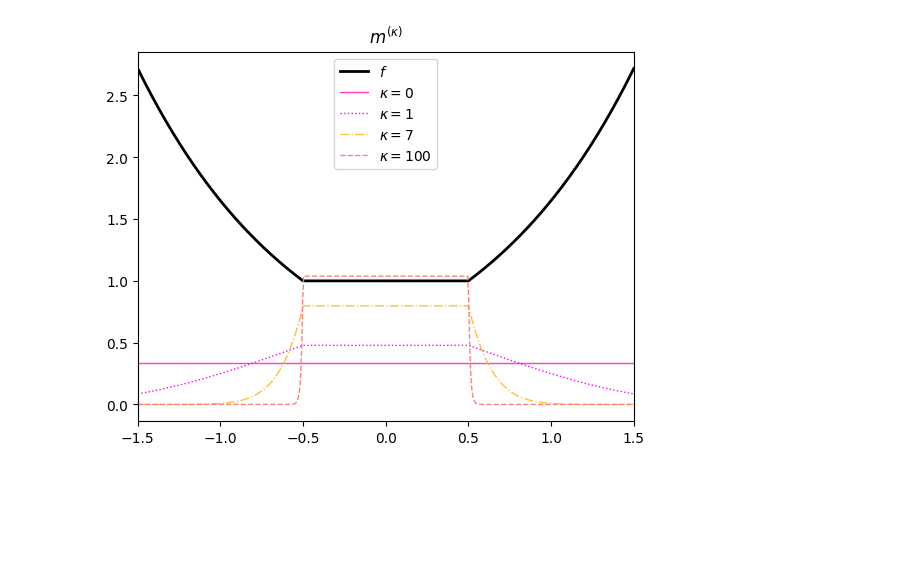
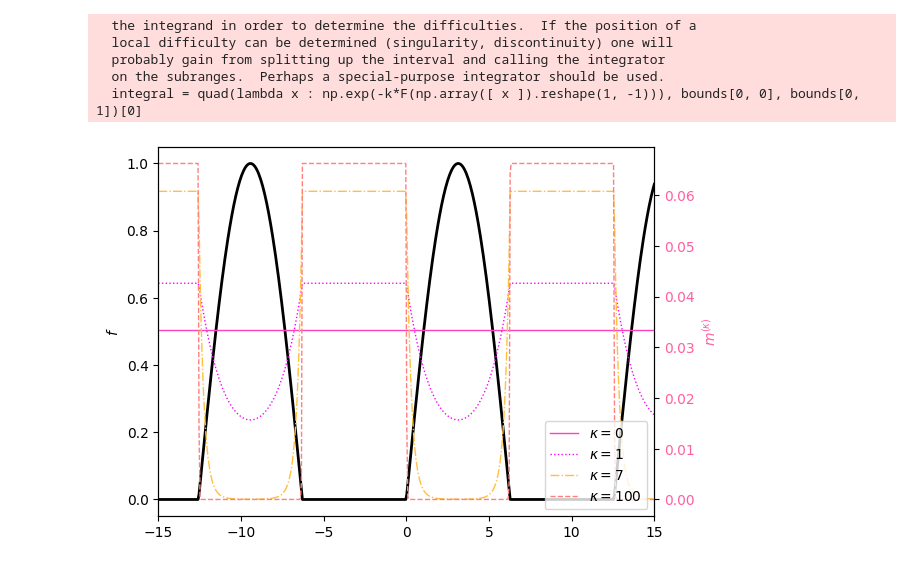
Before and after one commit to gaetanserre/Stochastic-Global-Optimization, a Jupyter notebook: m_k_fig.ipynb, the cells around one changed output. Cells and saved outputs as stored; diff of their text form; code cells hidden in the pictures; blank space fills up the shorter version.

```diff
--- a/m_k_fig.ipynb
+++ b/m_k_fig.ipynb
@@ -15,32 +12,49 @@ class Fun:
 
   def __call__(self, x: np.ndarray) -> float:
       self.n += 1
-      if np.abs(x) <= 0.5:
-          return np.array([1])
-      else:
-          return np.exp((np.abs(x) - 0.5))
+      return np.maximum(np.sin(0.5*x), np.array([0]))
 # %%
 import matplotlib
 
 cmap = matplotlib.colormaps["spring"]
 
-bounds = np.array([(-1.5, 1.5)])
+bounds = np.array([(-15, 15)])
 F = Fun()
 
 x = np.linspace(bounds[0, 0], bounds[0, 1], 500)
-plt.plot(x, [F(np.array([x_i])) for x_i in x], c=(0, 0, 0), label="$f$", linewidth=2.0)
+
+fig, ax1 = plt.subplots()
+
+color = "black"
+ax1.set_ylabel("$f$", color=color)
+ax1.plot(x, [F(np.array([x_i])) for x_i in x], c=(0, 0, 0), linewidth=2.0)
+
+ax2 = ax1.twinx()
 
 colors = [cmap(0.25), cmap(1), cmap(0.75), cmap(0.5)]
+
+mean_color = np.zeros(4)
+for c in colors:
+  mean_color += np.array(c)
+mean_color /= len(colors)
+mean_color = tuple(mean_color)
+
+ax2.set_ylabel("$m^{(\kappa)}$", color=mean_color)
+ax2.tick_params(axis='y', labelcolor=mean_color)
 line_styles = ["-", ":", "-.", "--"]
 for k, c , ls in zip([0, 1, 7, 100], colors, line_styles):
   integral = quad(lambda x : np.exp(-k*F(np.array([ x ]).reshape(1, -1))), bounds[0, 0], bounds[0, 1])[0]
   m_k = lambda x : np.exp(-k*F(x)) / integral
-  plt.plot(x, [m_k(np.array([x_i])) for x_i in x], ls, c=c, label=f"$\kappa = {k}$", linewidth=1)
+  ax2.plot(x, [m_k(np.array([x_i])) for x_i in x], ls, c=c, label=f"$\kappa = {k}$", linewidth=1)
 
 plt.xlim(bounds[0, 0], bounds[0, 1])
 plt.legend()
-plt.title("$m^{(\kappa)}$")
 
 plt.savefig("m_k_2d.pdf", bbox_inches="tight")
 # %% [output]
+  the integrand in order to determine the difficulties.  If the position of a
+  local difficulty can be determined (singularity, discontinuity) one will
+  probably gain from splitting up the interval and calling the integrator
+  on the subranges.  Perhaps a special-purpose integrator should be used.
+  integral = quad(lambda x : np.exp(-k*F(np.array([ x ]).reshape(1, -1))), bounds[0, 0], bounds[0, 1])[0]
-[figure, old version]
+[figure, new version]
```
Also changed, not shown: parts of 1 cell of this notebook.
